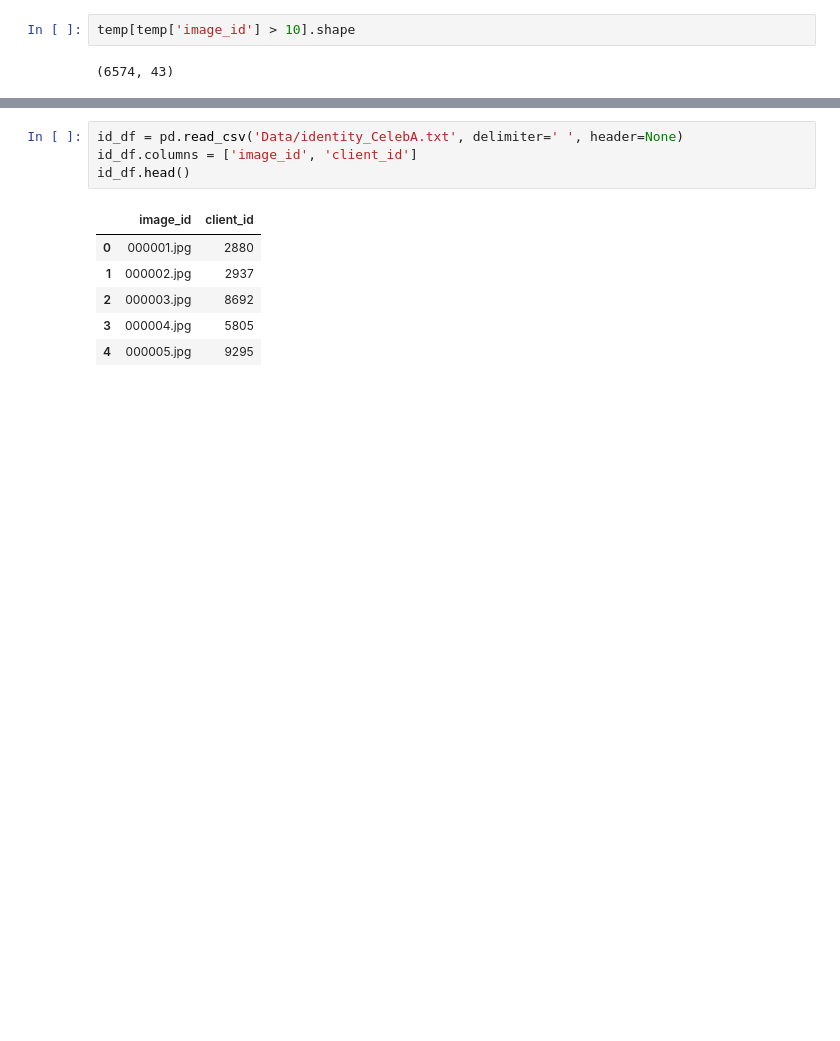
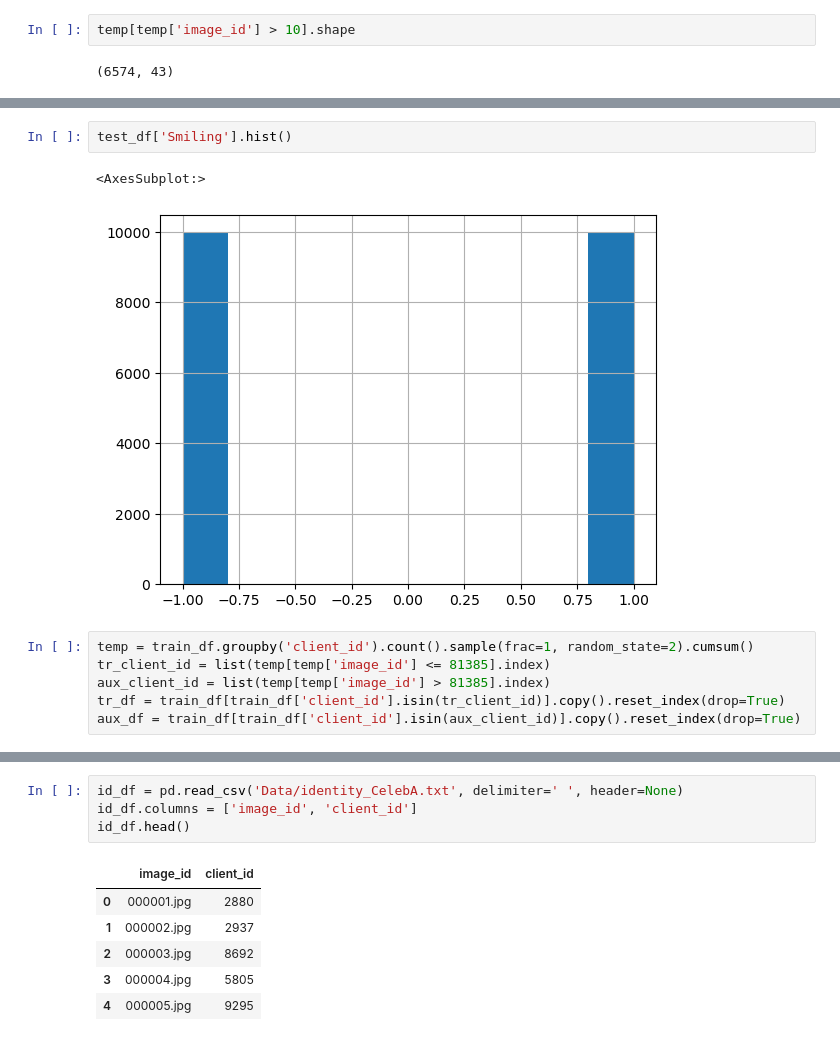
Before and after one commit to khangtran2020/scalableRR_property_attack, a Jupyter notebook: celeba_reading.ipynb, the cells around one changed output, grey strips where cells are left out. Drawn from its saved outputs; the diff is of its cells as text; blank space fills up the shorter version.

```diff
--- a/celeba_reading.ipynb
+++ b/celeba_reading.ipynb
@@ -30,0 +41,11 @@ temp[temp['image_id'] > 10].shape
+# %%
+test_df['Smiling'].hist()
+# %% [output]
+<AxesSubplot:>
+[figure, added]
+# %%
+temp = train_df.groupby('client_id').count().sample(frac=1, random_state=2).cumsum()
+tr_client_id = list(temp[temp['image_id'] <= 81385].index)
+aux_client_id = list(temp[temp['image_id'] > 81385].index)
+tr_df = train_df[train_df['client_id'].isin(tr_client_id)].copy().reset_index(drop=True)
+aux_df = train_df[train_df['client_id'].isin(aux_client_id)].copy().reset_index(drop=True)
```
Also changed, not shown: parts of 6 cells of this notebook, 1 other file.
